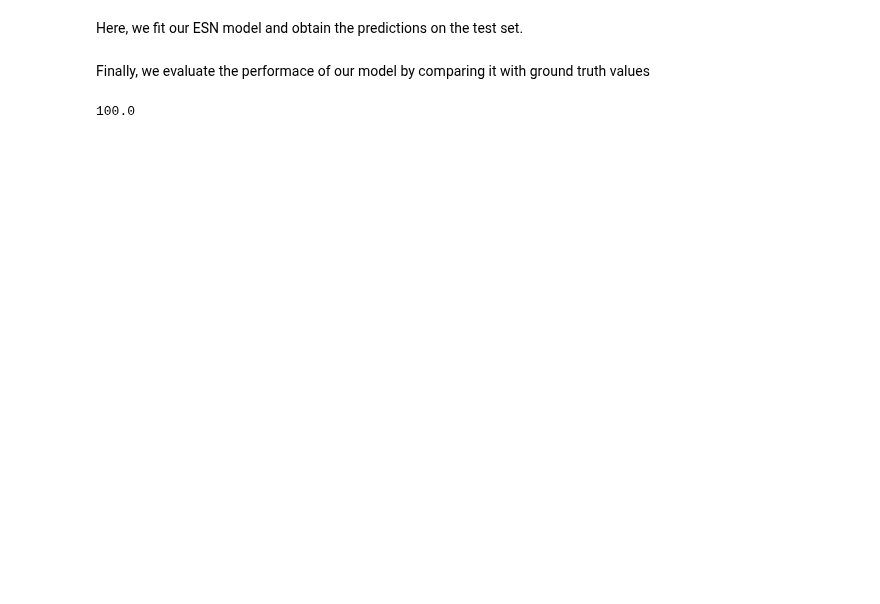
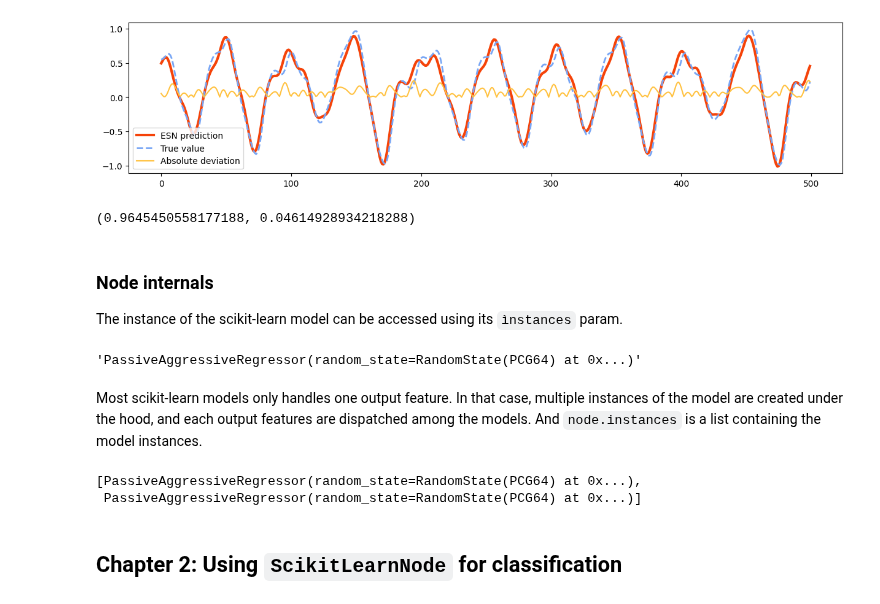
Before and after one commit to reservoirpy/reservoirpy, a Jupyter notebook: tutorials/6-Interfacing_with_scikit-learn.ipynb, the cells around one changed output. Drawn from its saved outputs; the diff is of its cells as text; code cells hidden in the pictures; blank space fills up the shorter version.

Commit message:
Tuto: scikit-learn node tutorial

```diff
--- a/tutorials/6-Interfacing_with_scikit-learn.ipynb
+++ b/tutorials/6-Interfacing_with_scikit-learn.ipynb
@@ -131,3 +91,0 @@ y_pred = esn.run(X_test)
-# %%
-y_pred = np.array(y_pred)
-y_pred, y_test = y_pred.squeeze(), y_test.squeeze()
@@ -245,7 +91,0 @@ Since the labels have an alternating pattern, it would be a good idea to shuffle
-# %%
-indices = np.arange(num_samples)
-np.random.shuffle(indices)
-X, y = X[indices], y[indices]
-train_split = int(0.8*num_samples)
-X_train, y_train = X[:train_split], y[:train_split]
-X_test, y_test = X[train_split:], y[train_split:]
@@ -269,2 +91,0 @@ esn = reservoir >> readout
-# %% [markdown]
-Here, we fit our ESN model and obtain the predictions on the test set.
@@ -274,11 +92,30 @@ y_pred = esn.run(X_test)
-# %% [markdown]
-Finally, we evaluate the performace of our model by comparing it with ground truth values
-# %%
-decoder = TransformOutputSklearn()
-(y_pred, y_test) = decoder(y_pred, y_test)
-from sklearn.metrics import accuracy_score
-y_test = [y_test[i][-1][0] for i in range(len(y_test))]
-y_pred = [y_pred[i][-1][0] for i in range(len(y_pred))]
-print(accuracy_score(y_test, y_pred)*100)
-# %% [output]
-100.0
+# %%
+y_pred = model.run(X_test)
+# %%
+plot_results(y_pred, y_test)
+rsquare(y_test, y_pred), nrmse(y_test, y_pred)
+# %% [output]
+[figure, added]
+(0.9645450558177188, 0.04614928934218288)
+# %% [markdown]
+### Node internals
+
+The instance of the scikit-learn model can be accessed using its `ìnstances` param.
+# %%
+node = ScikitLearnNode(linear_model.PassiveAggressiveRegressor)
+node.initialize(x=np.ones((10, 3)), y=np.ones((10, 1)))
+str(node.instances)
+# %% [output]
+'PassiveAggressiveRegressor(random_state=RandomState(PCG64) at 0x...)'
+# %% [markdown]
+Most scikit-learn models only handles one output feature. In that case, multiple instances of the model are created under the hood, and each output features are dispatched among the models. And `node.instances` is a list containing the model instances.
+# %%
+node = ScikitLearnNode(linear_model.PassiveAggressiveRegressor)
+# we now have 2 output features !
+node.initialize(x=np.ones((10, 3)), y=np.ones((10, 2)))
+node.instances
+# %% [output]
+[PassiveAggressiveRegressor(random_state=RandomState(PCG64) at 0x...),
+ PassiveAggressiveRegressor(random_state=RandomState(PCG64) at 0x...)]
+# %% [markdown]
+## Chapter 2: Using `ScikitLearnNode` for classification <span id="chapter2"/>
```
Also changed, not shown: parts of 53 cells of this notebook.
